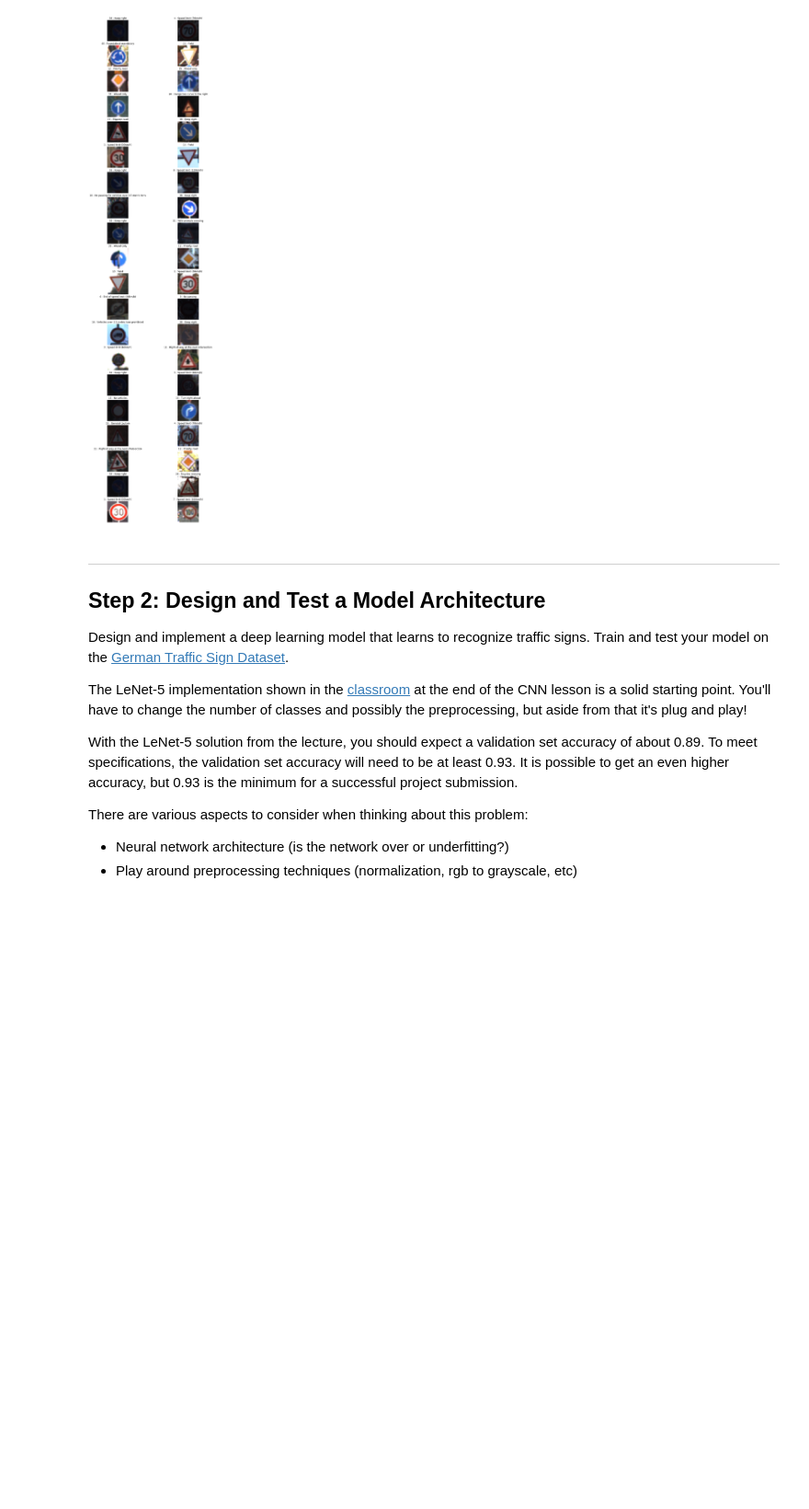
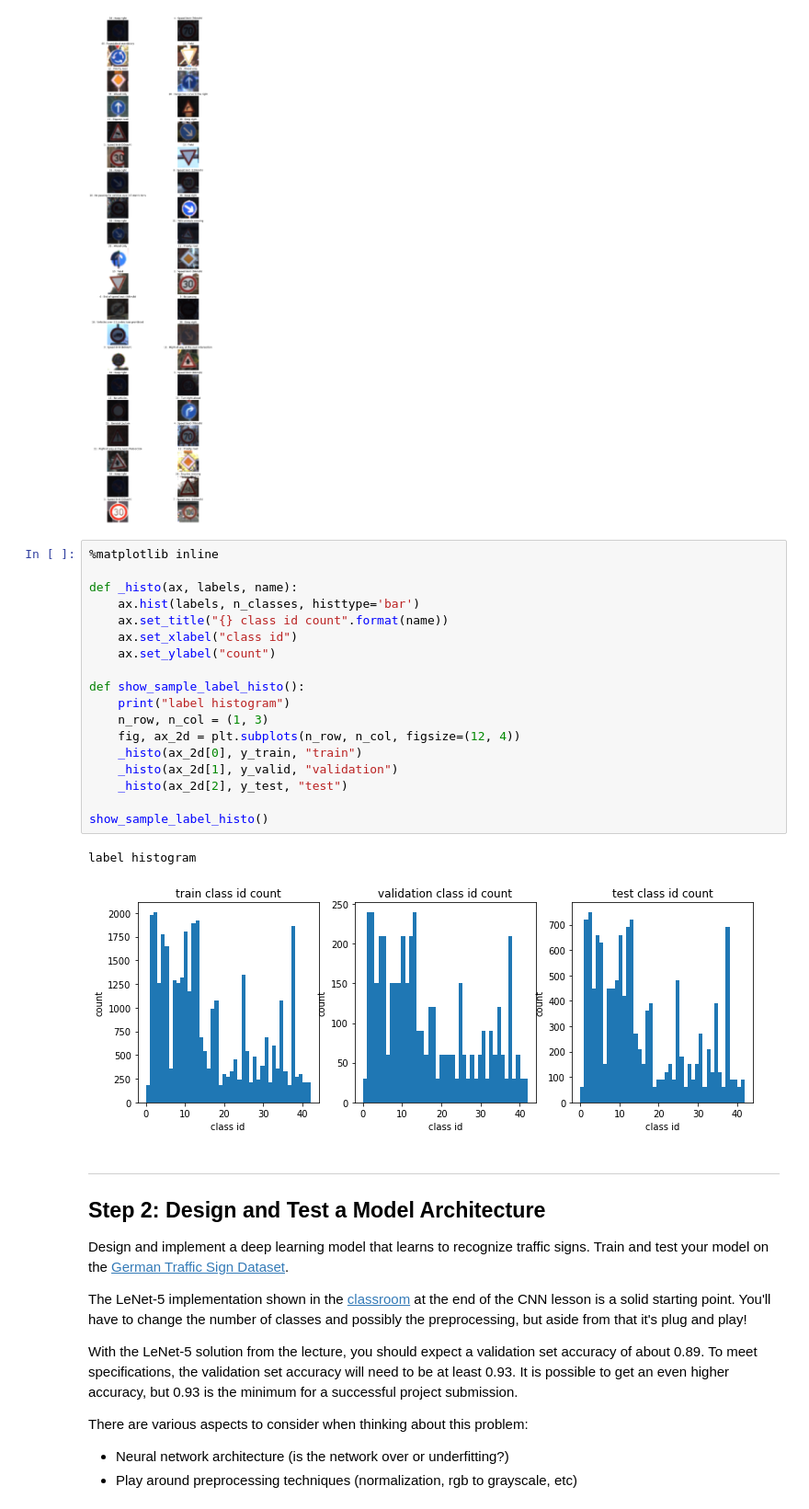
Before and after one commit to illb/CarND-Traffic-Sign-Classifier-Project, a Jupyter notebook: Traffic_Sign_Classifier.ipynb, the cells around one changed output. Shown: that part at 92% size. Saved outputs shown, nothing was run; the diff lists cells and outputs as text; blank space fills up the shorter version.

Commit message:
add histogram

```diff
--- a/Traffic_Sign_Classifier.ipynb
+++ b/Traffic_Sign_Classifier.ipynb
@@ -129,6 +129,27 @@ def show_sample_images():
 show_sample_images()
 # %% [output]
 [figure]
+# %%
+%matplotlib inline
+
+def _histo(ax, labels, name):
+    ax.hist(labels, n_classes, histtype='bar')
+    ax.set_title("{} class id count".format(name))
+    ax.set_xlabel("class id")
+    ax.set_ylabel("count")
+
+def show_sample_label_histo():
+    print("label histogram")
+    n_row, n_col = (1, 3)
+    fig, ax_2d = plt.subplots(n_row, n_col, figsize=(12, 4))
+    _histo(ax_2d[0], y_train, "train")
+    _histo(ax_2d[1], y_valid, "validation")
+    _histo(ax_2d[2], y_test, "test")
+
+show_sample_label_histo()
+# %% [output]
+label histogram
+[figure, added]
 # %% [markdown]
 ----
 
```
